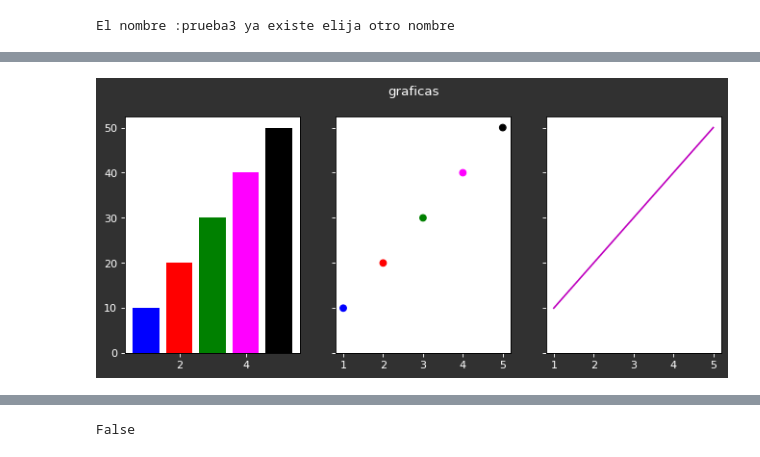
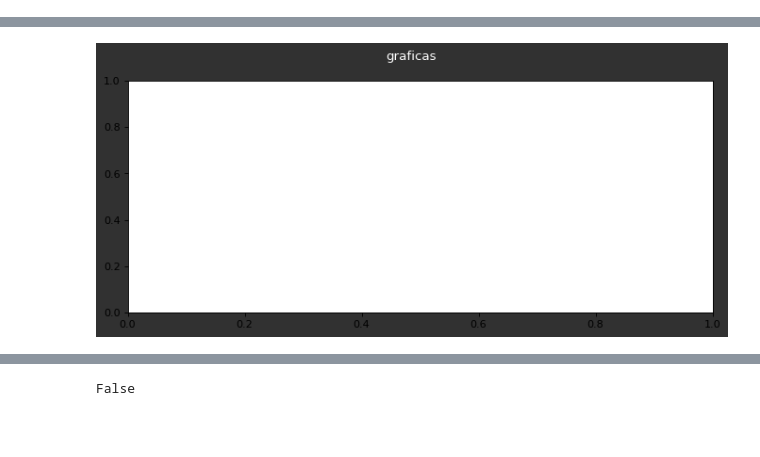
Before and after one commit to Ju4nL/PROYECTO_MRUV_CAF_PY, a Jupyter notebook: tkinder.ipynb, the cells around one changed output, grey strips where cells are left out. Cells and saved outputs as stored; diff of their text form; code cells hidden in the pictures; blank space fills up the shorter version.

```diff
--- a/tkinder.ipynb
+++ b/tkinder.ipynb
@@ -29,7 +29,7 @@ def leer_variables():
     print(archivo)
 
     completar_tabla(archivo)
-
+    actualizar_grafico(archivo)
 
 def completar_tabla(archivo):
     df = pd.read_excel(archivo, 'Hoja 1')
@@ -45,10 +45,10 @@ def completar_tabla(archivo):
         objetodistancia = row['objetodistancia']
 
         treeview_data.append({
-            'Tiempo': tiempo,
-            'distancia': distancia,
-            'acceleration': acceleration,
-            'velocidad': velocidad,
+            'Tiempo': str(int(tiempo))+' s',
+            'distancia': str(distancia)+' m',
+            'acceleration': str(acceleration)+' m/s²',
+            'velocidad': str(velocidad)+' m/s',
             'objeto': objeto,
             'objetodistancia': objetodistancia
         })
@@ -75,13 +75,50 @@ def insertar_datos_treeview():
         treeview.insert(parent="", index="end", iid=iid, text=str(tiempo),
                         values=(distancia, acceleration, velocidad, objeto, objetodistancia))
 
+def actualizar_grafico(archivo):
+    # Leer los datos actualizados del archivo o de otra fuente
+    df = pd.read_excel(archivo, 'Hoja 1')
+    tiempo = df['Tiempo'].to_list()
+    distancia = df['distancia'].to_list()
+    aceleracion = df['acceleration'].to_list()
+    velocidad = df['velocidad'].to_list()
+
+    # Limpiar el gráfico existente
+    axs[0].clear()
+
+    # Actualizar los datos y propiedades del gráfico
+    axs[0].plot(tiempo, distancia, linestyle='--', color='g')
+    axs[0].tick_params(axis='x', colors='white')
+    axs[0].tick_params(axis='y', colors='white')
 
 
+    # Limpiar el gráfico existente
+    axs[1].clear()
+
+    # Actualizar los datos y propiedades del gráfico
+    axs[1].plot(tiempo, aceleracion, linestyle='--', color='g')
+    axs[1].tick_params(axis='x', colors='white')
+    axs[1].tick_params(axis='y', colors='white')
+
+
+    # Limpiar el gráfico existente
+    axs[2].clear()
+
+    # Actualizar los datos y propiedades del gráfico
+    axs[2].plot(tiempo, velocidad, linestyle='--', color='g')
+    axs[2].tick_params(axis='x', colors='white')
+    axs[2].tick_params(axis='y', colors='white')
+
+    # Redibujar el gráfico en el lienzo existente
+    canvas.draw()
+
+
+os.chdir(r'D:/JUAN/PROYECTO_CAF_CLON/PROYECTO_MRUV_CAF_PY')
 
 ventana = tk.Tk()
 ventana.title("Ingreso de Variables")
 ventana.geometry('1200x600')
-
+#ventana.configure(bg="#217346")
 
 #responsive
 ventana.columnconfigure(index=0, weight=1)
@@ -100,12 +137,14 @@ ventana.tk.call("source", "forest-dark.tcl")
 # Set the theme with the theme_use method
 style.theme_use("forest-dark")
 
+
+
 #creando frame1
 style = ttk.Style()
-style.configure("Titulo.TLabelframe.Label", foreground="#217346")
+style.configure("Custom.TLabelframe", background="#217346")
 
 
-frame1 = ttk.LabelFrame(ventana, text="Ingresar inputs", padding=(20, 10) )#,style="Titulo.TLabelframe")
+frame1 = ttk.LabelFrame(ventana, text="Ingresar inputs", padding=(20, 10) )
 frame1.grid(row=0, column=0, padx=(20, 10), pady=(20, 10), sticky="nsew")
 
 
@@ -236,25 +275,8 @@ grafics_frame = ttk.LabelFrame(frame2, text="Graficos", padding=(20, 10))
 grafics_frame.grid(row=1, column=1, padx=(1,10), pady=1, sticky="nsew")
 
 
-tiempo=[1,2,3,4,5]
-colores=['blue','red','green','magenta','black']
-distancia=[10,20,30,40,50]
-
-fig,axs=plt.subplots(1,3,dpi=80,figsize=(10,4) ,sharey=True,facecolor='#313131')
+fig,axs=plt.subplots(1,1,dpi=80,figsize=(10,4) ,sharey=True,facecolor='#313131')
 fig.suptitle('graficas',color='white')
-
-axs[0].bar(tiempo,distancia,color=colores)
-axs[0].tick_params(axis='x', colors='white')  # Cambiar color de las etiquetas del eje x
-axs[0].tick_params(axis='y', colors='white')  # Cambiar color de las etiquetas del eje y
-
-
-axs[1].scatter(tiempo,distancia,color=colores)
-axs[1].tick_params(axis='x', colors='white')  # Cambiar color de las etiquetas del eje x
-axs[1].tick_params(axis='y', colors='white')  # Cambiar color de las etiquetas del eje y
-
-axs[2].plot(tiempo,distancia,color='m')
-axs[2].tick_params(axis='x', colors='white')  # Cambiar color de las etiquetas del eje x
-axs[2].tick_params(axis='y', colors='white')  # Cambiar color de las etiquetas del eje y
 
 
 canvas=FigureCanvasTkAgg(fig,master=grafics_frame)
@@ -298 +291,0 @@ AttributeError: 'MRUV' object has no attribute 'tiempo'
-El nombre :prueba3 ya existe elija otro nombre
@@ -322 +292 @@ prueba4.xlsx
-[figure, old version]
+[figure, new version]
```
Also changed, not shown: parts of 3 cells of this notebook, 13 other files.
